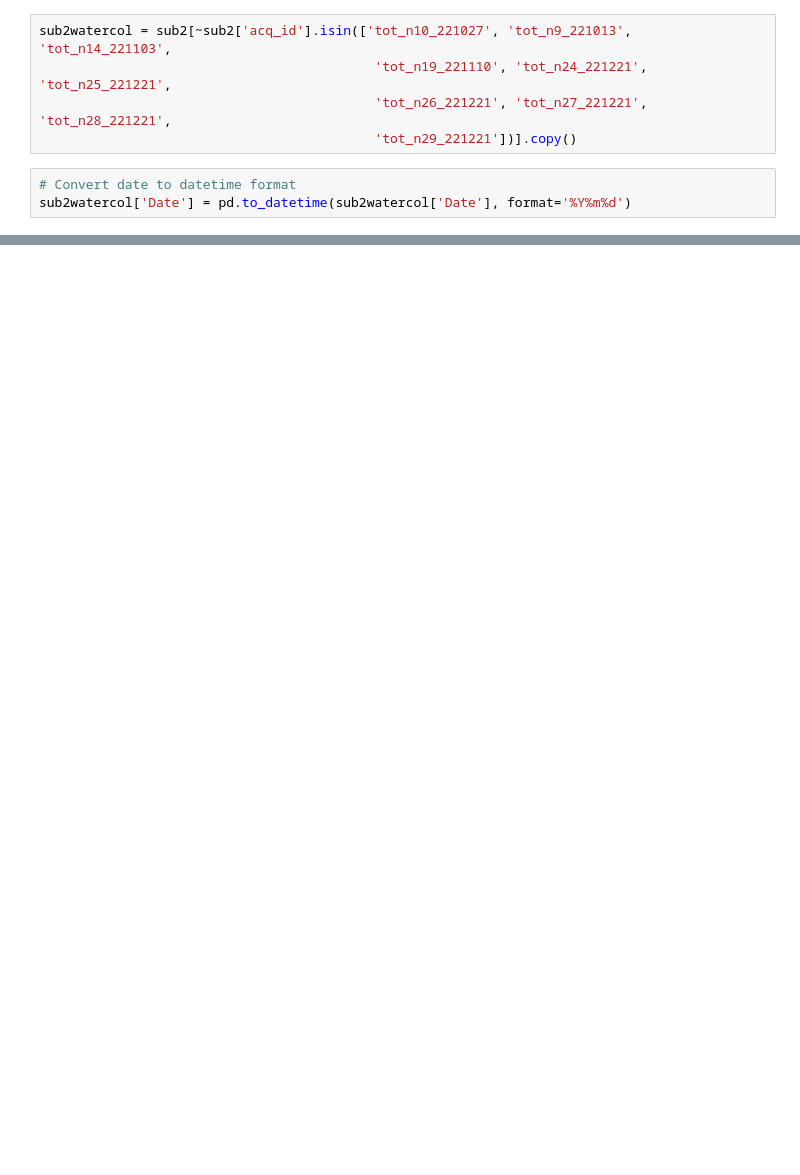
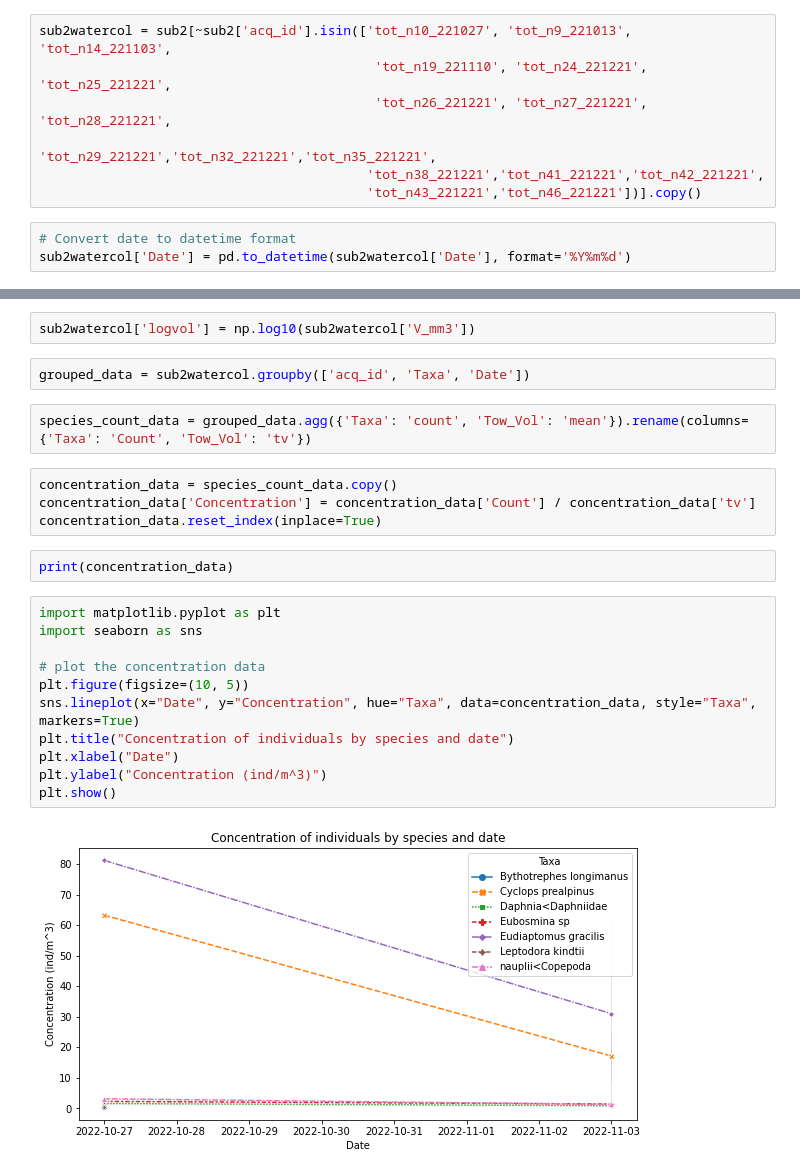
Before and after one commit to JerKeller/MP-Ecotaxa, a Jupyter notebook: ecotaxa_analysis.ipynb, the cells around one changed output, grey strips where cells are left out. Saved outputs shown, nothing was run; the diff lists cells and outputs as text; blank space fills up the shorter version.

```diff
--- a/ecotaxa_analysis.ipynb
+++ b/ecotaxa_analysis.ipynb
@@ -31,7 +34,9 @@ sub2 = sub1[(sub1['Taxa'] != 'badfocus<artefact') & (sub1['Taxa'] != 'fiber<detr
 sub2watercol = sub2[~sub2['acq_id'].isin(['tot_n10_221027', 'tot_n9_221013', 'tot_n14_221103',
                                            'tot_n19_221110', 'tot_n24_221221', 'tot_n25_221221',
                                            'tot_n26_221221', 'tot_n27_221221', 'tot_n28_221221',
-                                           'tot_n29_221221'])].copy()
+                                           'tot_n29_221221','tot_n32_221221','tot_n35_221221',
+                                          'tot_n38_221221','tot_n41_221221','tot_n42_221221',
+                                          'tot_n43_221221','tot_n46_221221'])].copy()
 # %%
 # Convert date to datetime format
 sub2watercol['Date'] = pd.to_datetime(sub2watercol['Date'], format='%Y%m%d')
@@ -102,0 +77,25 @@ SyntaxError: ignored
+# %%
+sub2watercol['logvol'] = np.log10(sub2watercol['V_mm3'])
+# %%
+grouped_data = sub2watercol.groupby(['acq_id', 'Taxa', 'Date'])
+# %%
+species_count_data = grouped_data.agg({'Taxa': 'count', 'Tow_Vol': 'mean'}).rename(columns={'Taxa': 'Count', 'Tow_Vol': 'tv'})
+# %%
+concentration_data = species_count_data.copy()
+concentration_data['Concentration'] = concentration_data['Count'] / concentration_data['tv']
+concentration_data.reset_index(inplace=True)
+# %%
+print(concentration_data)
+# %%
+import matplotlib.pyplot as plt
+import seaborn as sns
+
+# plot the concentration data
+plt.figure(figsize=(10, 5))
+sns.lineplot(x="Date", y="Concentration", hue="Taxa", data=concentration_data, style="Taxa", markers=True)
+plt.title("Concentration of individuals by species and date")
+plt.xlabel("Date")
+plt.ylabel("Concentration (ind/m^3)")
+plt.show()
+# %% [output]
+[figure, added]
```
Also changed, not shown: parts of 15 cells of this notebook.
